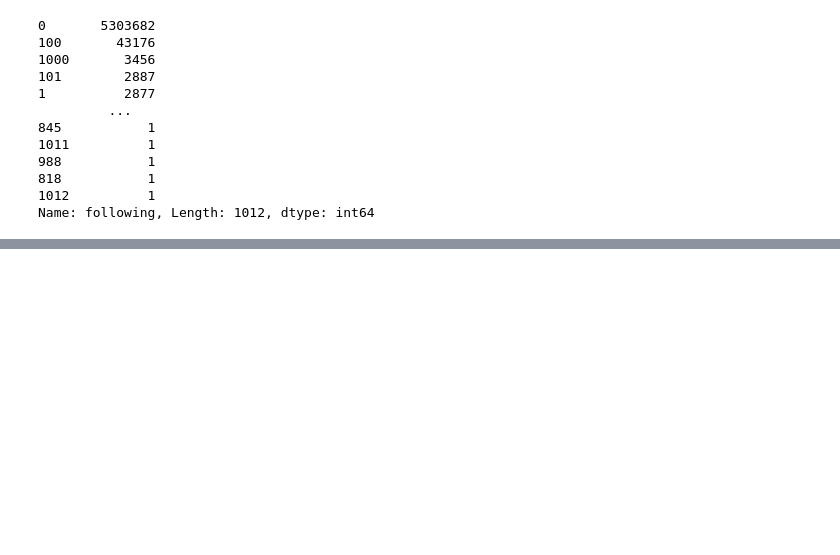
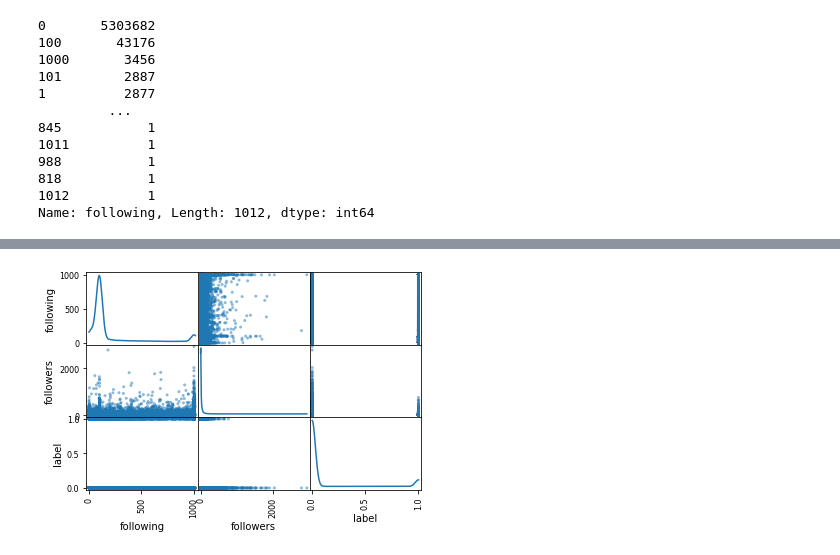
Before and after one commit to anish-saha/Network-Anomaly-Detection, a Jupyter notebook: EDA.ipynb, the cells around one changed output, grey strips where cells are left out. Cells and saved outputs as stored; diff of their text form; code cells hidden in the pictures; blank space fills up the shorter version.

```diff
--- a/EDA.ipynb
+++ b/EDA.ipynb
@@ -99,3 +103,8 @@ df.iloc[:,2:].describe()
+# %%
+pd.plotting.scatter_matrix(df[df.columns[2:]], diagonal='kde')
+plt.show()
+# %% [output]
+[figure, added]
 # %%
 # Looks like it follows intuitive reasoning; most users have fewer followers than they follow.
 plt.scatter(df["following"], df["followers"], s=0.5)
```
Also changed, not shown: parts of 6 cells of this notebook.
